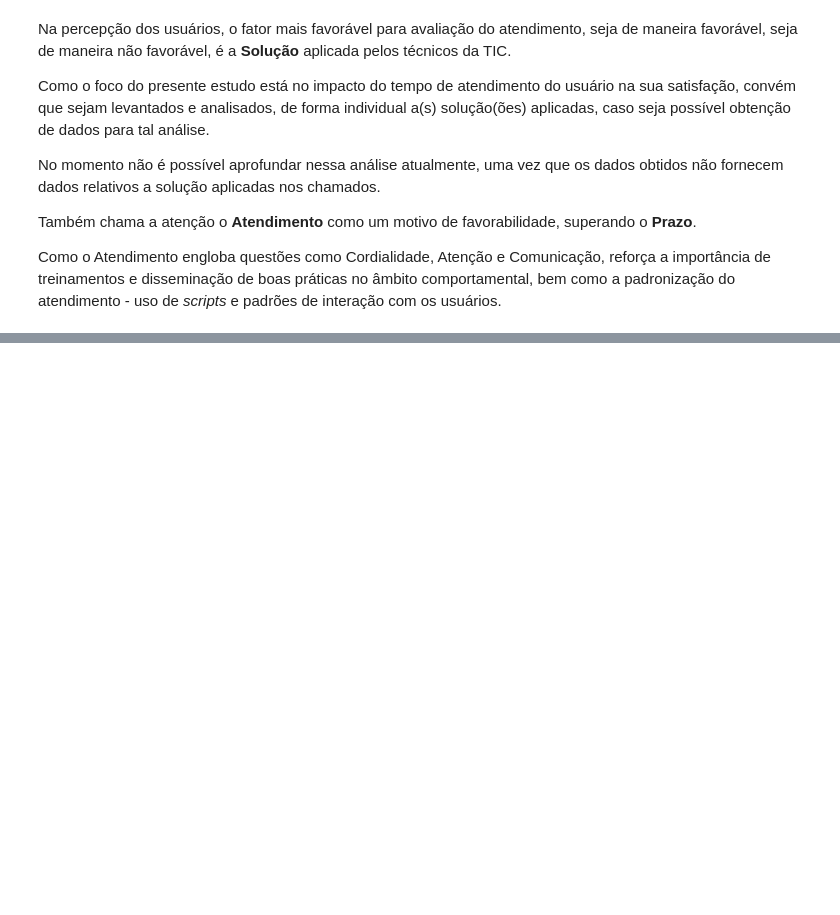
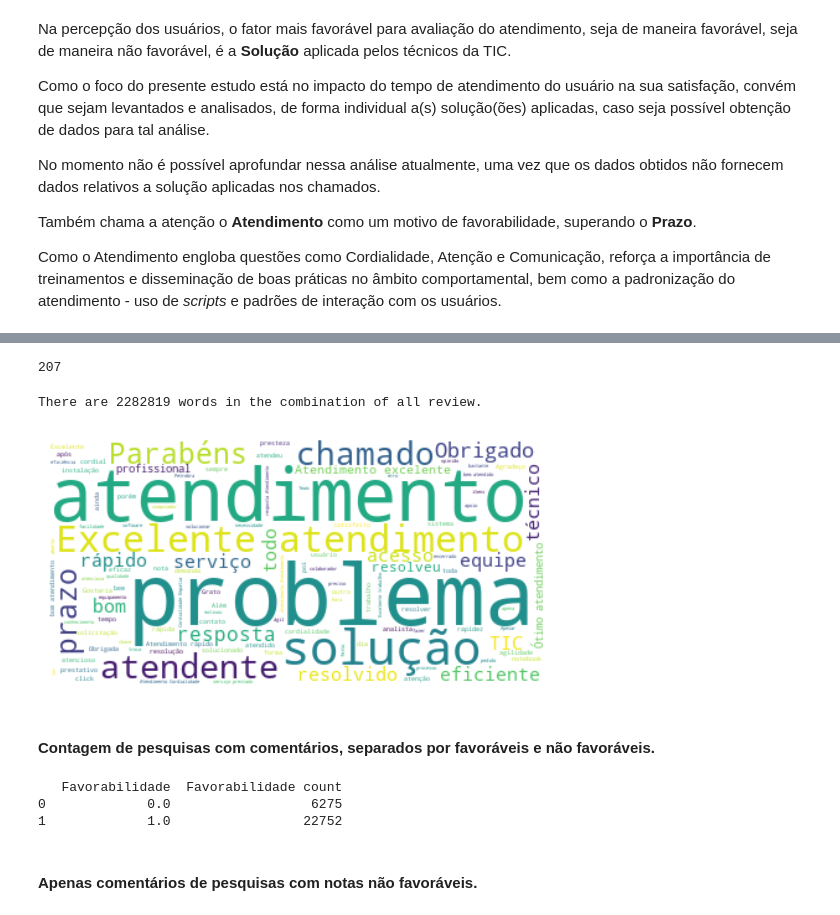
Before and after one commit to leonelmajewski/BIMaster_Trabalho_Final, a Jupyter notebook: Trabalho Final.ipynb, the cells around one changed output, grey strips where cells are left out. Saved outputs shown, nothing was run; the diff lists cells and outputs as text; code cells hidden in the pictures; blank space fills up the shorter version.

```diff
--- a/Trabalho Final.ipynb
+++ b/Trabalho Final.ipynb
@@ -749,0 +802,6 @@ Como o Atendimento engloba questões como Cordialidade, Atenção e Comunicaçã
+# %%
+# baixa as stopwords
+nltk.download('stopwords')
+
+# para escolher as stopwords do português adicionamos a opção de língua "portuguese"
+stopwords = nltk.corpus.stopwords.words('portuguese')
@@ -749,0 +825,50 @@ Como o Atendimento engloba questões como Cordialidade, Atenção e Comunicaçã
+# %%
+len(stopwords)
+# %% [output]
+207
+# %%
+texto = " ".join(Comentário for Comentário in comentarios_filtrados.Comentário)
+print ("There are {} words in the combination of all review.".format(len(texto)))
+# %% [output]
+There are 2282819 words in the combination of all review.
+# %%
+# Create stopword list:
+stopwords = set(stopwords)
+
+# Generate a word cloud image
+wordcloud = WordCloud(stopwords=stopwords, background_color="white").generate(texto)
+
+# Display the generated image:
+plt.imshow(wordcloud, interpolation='bilinear')
+plt.axis("off")
+plt.show()
+# %% [output]
+[figure, added]
+# %% [markdown]
+#### Contagem de pesquisas com comentários, separados por favoráveis e não favoráveis. ####
+# %%
+base_tratada = pd.read_csv(r'base_tratada.csv', encoding='ISO-8859-1')
+
+# Pivoted into base_tratada
+base_tratada_pivot = pd.DataFrame(data={})
+
+# Renamed base_tratada_pivot to contagem_comentarios
+contagem_comentarios = base_tratada_pivot
+
+# Pivoted into base_tratada
+tmp_df = base_tratada[base_tratada['Comentário'].notnull()]
+tmp_df = tmp_df[['Favorabilidade']]
+pivot_table = tmp_df.pivot_table(
+    index=['Favorabilidade'],
+    values=['Favorabilidade'],
+    aggfunc={'Favorabilidade': ['count']}
+)
+pivot_table.set_axis([mito.flatten_column_header(col) for col in pivot_table.keys()], axis=1, inplace=True)
+contagem_comentarios = pivot_table.reset_index()
+print(contagem_comentarios)
+# %% [output]
+   Favorabilidade  Favorabilidade count
+0             0.0                  6275
+1             1.0                 22752
+# %% [markdown]
+#### Apenas comentários de pesquisas com notas não favoráveis. ####
```
Also changed, not shown: parts of 21 cells of this notebook, 7 other files.
